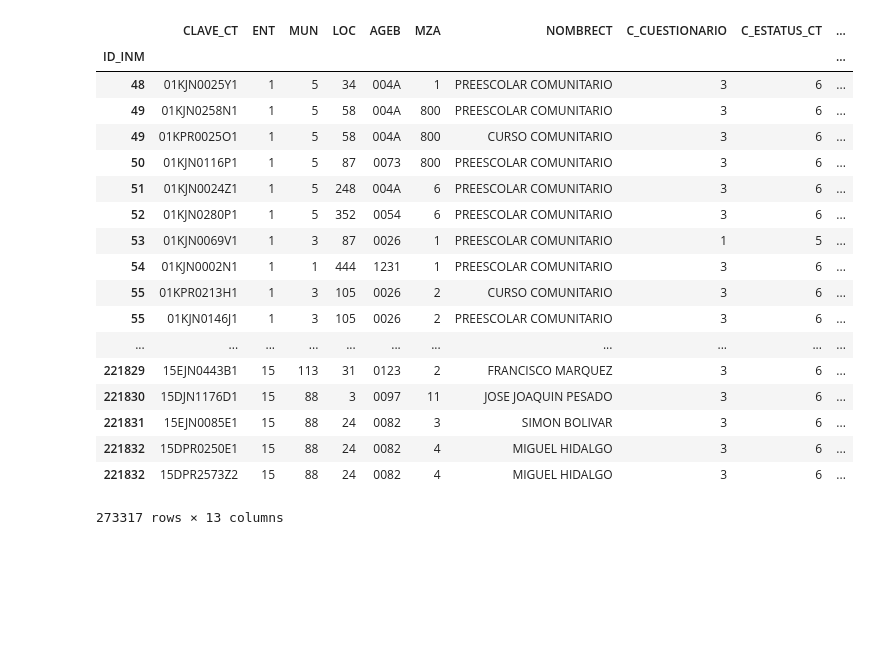
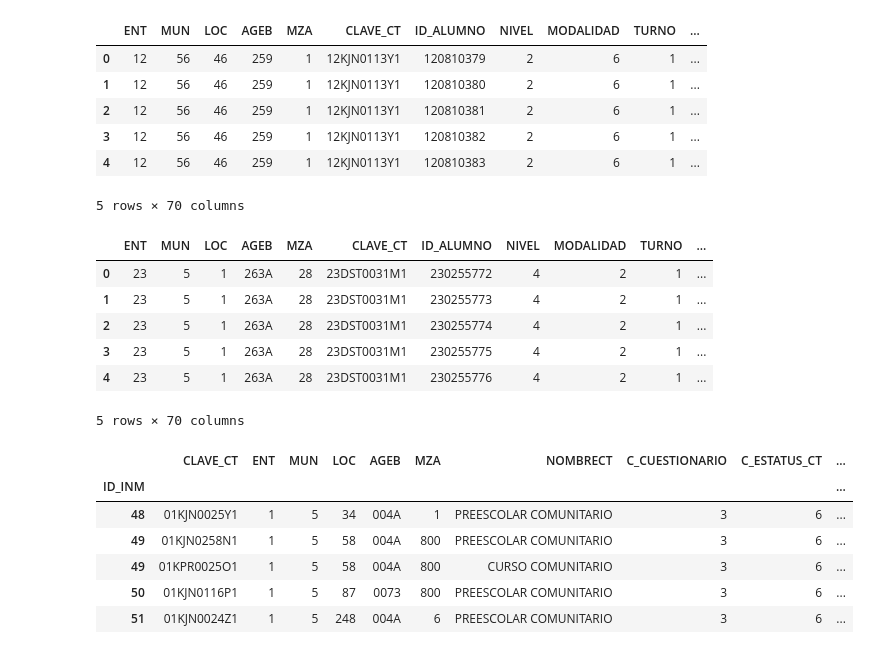
Before and after one commit to pablocastelo/mexprimero, a Jupyter notebook: load_data.ipynb, the cells around one changed output. Saved outputs shown, nothing was run; the diff lists cells and outputs as text; code cells hidden in the pictures; blank space fills up the shorter version.

```diff
--- a/load_data.ipynb
+++ b/load_data.ipynb
@@ -22,27 +27,38 @@ HTML('<style>{}</style>'.format(css))
+# %%
+faltante2 = pd.read_csv("/Volumes/PCT/CEMABE/BDfaltantes_X/DISCO2-TR_EXP_CUES_CONAFE_ALUMNO.txt", header=0, encoding='latin-1', sep='\t', low_memory=False)
+faltante2.head()
+# %% [output]
+|  | ENT | MUN | LOC | AGEB | MZA | CLAVE_CT | ID_ALUMNO | NIVEL | MODALIDAD | TURNO | ... |
+| 0 | 12 | 56 | 46 | 259 | 1 | 12KJN0113Y1 | 120810379 | 2 | 6 | 1 | ... |
+| 1 | 12 | 56 | 46 | 259 | 1 | 12KJN0113Y1 | 120810380 | 2 | 6 | 1 | ... |
+| 2 | 12 | 56 | 46 | 259 | 1 | 12KJN0113Y1 | 120810381 | 2 | 6 | 1 | ... |
+| 3 | 12 | 56 | 46 | 259 | 1 | 12KJN0113Y1 | 120810382 | 2 | 6 | 1 | ... |
+| 4 | 12 | 56 | 46 | 259 | 1 | 12KJN0113Y1 | 120810383 | 2 | 6 | 1 | ... |
+5 rows × 70 columns
+# %%
+faltante3 = pd.read_csv("/Volumes/PCT/CEMABE/BDfaltantes_X/DISCO3-TR_EXP_CUES_ALUMNO.txt", sep='|', header=0, encoding='latin-1')
+faltante3.head()
+# %% [output]
+|  | ENT | MUN | LOC | AGEB | MZA | CLAVE_CT | ID_ALUMNO | NIVEL | MODALIDAD | TURNO | ... |
+| 0 | 23 | 5 | 1 | 263A | 28 | 23DST0031M1 | 230255772 | 4 | 2 | 1 | ... |
+| 1 | 23 | 5 | 1 | 263A | 28 | 23DST0031M1 | 230255773 | 4 | 2 | 1 | ... |
+| 2 | 23 | 5 | 1 | 263A | 28 | 23DST0031M1 | 230255774 | 4 | 2 | 1 | ... |
+| 3 | 23 | 5 | 1 | 263A | 28 | 23DST0031M1 | 230255775 | 4 | 2 | 1 | ... |
+| 4 | 23 | 5 | 1 | 263A | 28 | 23DST0031M1 | 230255776 | 4 | 2 | 1 | ... |
+5 rows × 70 columns
 # %%
 # Carpeta Centros_trabajo_X
 # Carga de datos
 ## Por el momento todos los archivos no se encuentran disponibles para descargar
 # %%
-pd.read_csv("/Volumes/PCT/CEMABE/Centros_trabajo_X/TR_EXP_CENTRAB_CONTROL.txt", header=0, sep='|', encoding='latin-1', index_col=0)
+centrost1 = pd.read_csv("/Volumes/PCT/CEMABE/Centros_trabajo_X/TR_EXP_CENTRAB_CONTROL.txt", header=0, sep='|', encoding='latin-1', index_col=0)
+centrost1.head()
 # %% [output]
 |  | CLAVE_CT | ENT | MUN | LOC | AGEB | MZA | NOMBRECT | C_CUESTIONARIO | C_ESTATUS_CT | ... |
 | ID_INM |  |  |  |  |  |  |  |  |  | ... |
 | 48 | 01KJN0025Y1 | 1 | 5 | 34 | 004A | 1 | PREESCOLAR COMUNITARIO | 3 | 6 | ... |
 | 49 | 01KJN0258N1 | 1 | 5 | 58 | 004A | 800 | PREESCOLAR COMUNITARIO | 3 | 6 | ... |
 | 49 | 01KPR0025O1 | 1 | 5 | 58 | 004A | 800 | CURSO COMUNITARIO | 3 | 6 | ... |
 | 50 | 01KJN0116P1 | 1 | 5 | 87 | 0073 | 800 | PREESCOLAR COMUNITARIO | 3 | 6 | ... |
 | 51 | 01KJN0024Z1 | 1 | 5 | 248 | 004A | 6 | PREESCOLAR COMUNITARIO | 3 | 6 | ... |
-| 52 | 01KJN0280P1 | 1 | 5 | 352 | 0054 | 6 | PREESCOLAR COMUNITARIO | 3 | 6 | ... |
-| 53 | 01KJN0069V1 | 1 | 3 | 87 | 0026 | 1 | PREESCOLAR COMUNITARIO | 1 | 5 | ... |
-| 54 | 01KJN0002N1 | 1 | 1 | 444 | 1231 | 1 | PREESCOLAR COMUNITARIO | 3 | 6 | ... |
-| 55 | 01KPR0213H1 | 1 | 3 | 105 | 0026 | 2 | CURSO COMUNITARIO | 3 | 6 | ... |
-| 55 | 01KJN0146J1 | 1 | 3 | 105 | 0026 | 2 | PREESCOLAR COMUNITARIO | 3 | 6 | ... |
-| ... | ... | ... | ... | ... | ... | ... | ... | ... | ... | ... |
-| 221829 | 15EJN0443B1 | 15 | 113 | 31 | 0123 | 2 | FRANCISCO MARQUEZ | 3 | 6 | ... |
-| 221830 | 15DJN1176D1 | 15 | 88 | 3 | 0097 | 11 | JOSE JOAQUIN PESADO | 3 | 6 | ... |
-| 221831 | 15EJN0085E1 | 15 | 88 | 24 | 0082 | 3 | SIMON BOLIVAR | 3 | 6 | ... |
-| 221832 | 15DPR0250E1 | 15 | 88 | 24 | 0082 | 4 | MIGUEL HIDALGO | 3 | 6 | ... |
-| 221832 | 15DPR2573Z2 | 15 | 88 | 24 | 0082 | 4 | MIGUEL HIDALGO | 3 | 6 | ... |
-273317 rows × 13 columns
 # %%
```
Also changed, not shown: parts of 17 cells of this notebook.
